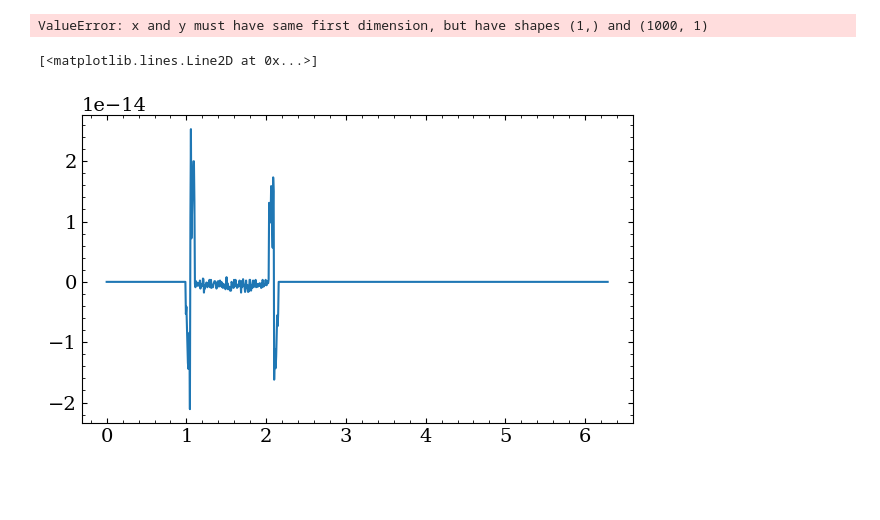
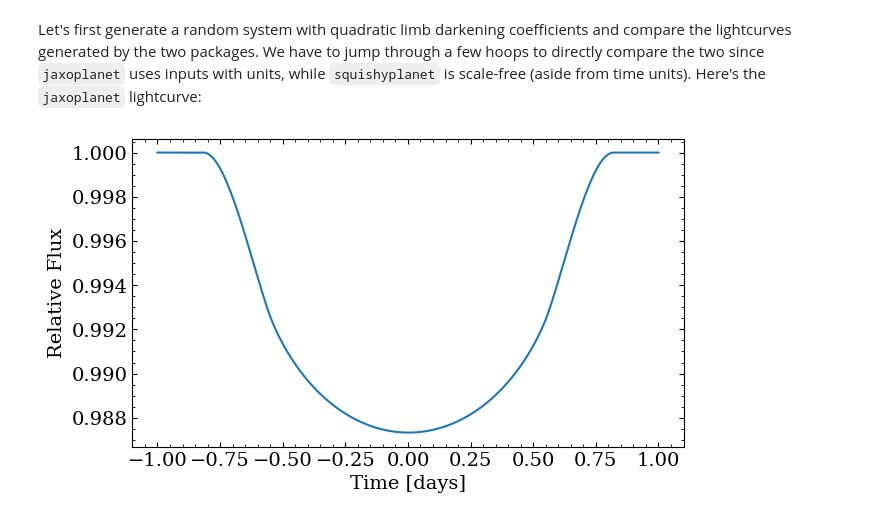
Before and after one commit to ben-cassese/squishyplanet, a Jupyter notebook: docs/tutorials/lightcurve_compare.ipynb, the cells around one changed output. Cells and saved outputs as stored; diff of their text form; code cells hidden in the pictures; blank space fills up the shorter version.

```diff
--- a/docs/tutorials/lightcurve_compare.ipynb
+++ b/docs/tutorials/lightcurve_compare.ipynb
@@ -104,14 +33,42 @@ plt.plot(t[:500], gefera_flux[:500]-bulge_flux[:500])
-# %%
-# exoplanet
-# big headache getting exoplanet/starry to import into this environment right now,
-# so I made a fresh one, generated a light curve elsewhere
-
-xo_flux = np.load("xo_flux.npy")
-plt.plot(t, xo_flux)
-# %% [output]
-ValueError: x and y must have same first dimension, but have shapes (1,) and (1000, 1)
-# %%
-plt.plot(t, xo_flux[:,0]-bulge_flux)
-# %% [output]
-[<matplotlib.lines.Line2D at 0x...>]
-[figure, removed]
+# %% [markdown]
+Let's first generate a random system with quadratic limb darkening coefficients and compare the lightcurves generated by the two packages. We have to jump through a few hoops to directly compare the two since ``jaxoplanet`` uses inputs with units, while ``squishyplanet`` is scale-free (aside from time units). Here's the ``jaxoplanet`` lightcurve:
+# %%
+poly_limbdark_order = 2
+times = (
+    jnp.linspace(-1, 1, int(2 * 24 * 60 / 6)) * ureg.day
+)  # 2 days at 10 minute cadence
+key = jax.random.PRNGKey(0)
+key, *subkeys = jax.random.split(key, num=8)
+
+u = jax.random.uniform(subkeys[6], shape=(poly_limbdark_order,))
+star_mass = jax.random.uniform(subkeys[0], minval=0.1, maxval=1.5) * ureg.M_sun
+semimajor_axis = jax.random.uniform(subkeys[1], minval=0.005, maxval=5.0) * ureg.au
+impact_param = jax.random.uniform(subkeys[2], minval=0.0, maxval=1.0)
+planet_rad = jax.random.uniform(subkeys[3], minval=0.001, maxval=0.25) * ureg.R_sun
+eccentricity = jax.random.uniform(subkeys[4], minval=0.0, maxval=0.9)
+omega = jax.random.uniform(subkeys[5], minval=0.0, maxval=2 * jnp.pi)
+Omega = jnp.pi
+
+star = Central(radius=1 * ureg.R_sun, mass=star_mass)
+planet = (
+    System(star)
+    .add_body(
+        time_transit=0.0,
+        semimajor=semimajor_axis,
+        impact_param=impact_param,
+        radius=planet_rad,
+        eccentricity=eccentricity,
+        omega_peri=omega * ureg.rad,
+        asc_node=Omega * ureg.rad,
+        mass=0.0,
+    )
+    .bodies[0]
+)
+
+jaxoplanet_lc = 1 + limb_dark_light_curve(planet, u)(times)
+
+fig, ax = plt.subplots()
+ax.plot(times, jaxoplanet_lc)
+ax.set(xlabel="Time [days]", ylabel="Relative Flux")
+# %% [output]
+[figure, added]
```
Also changed, not shown: parts of 26 cells of this notebook, 4 other files.
